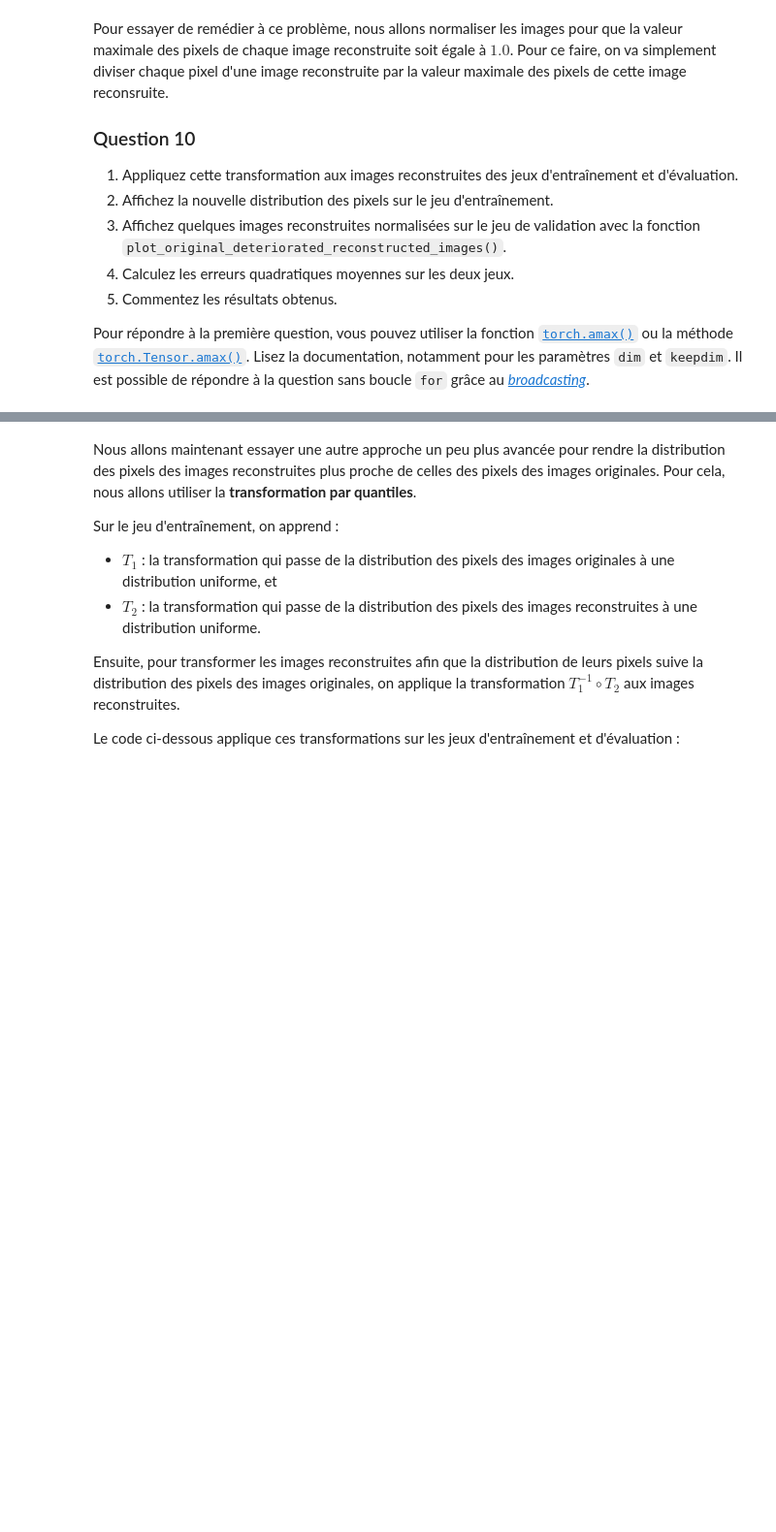
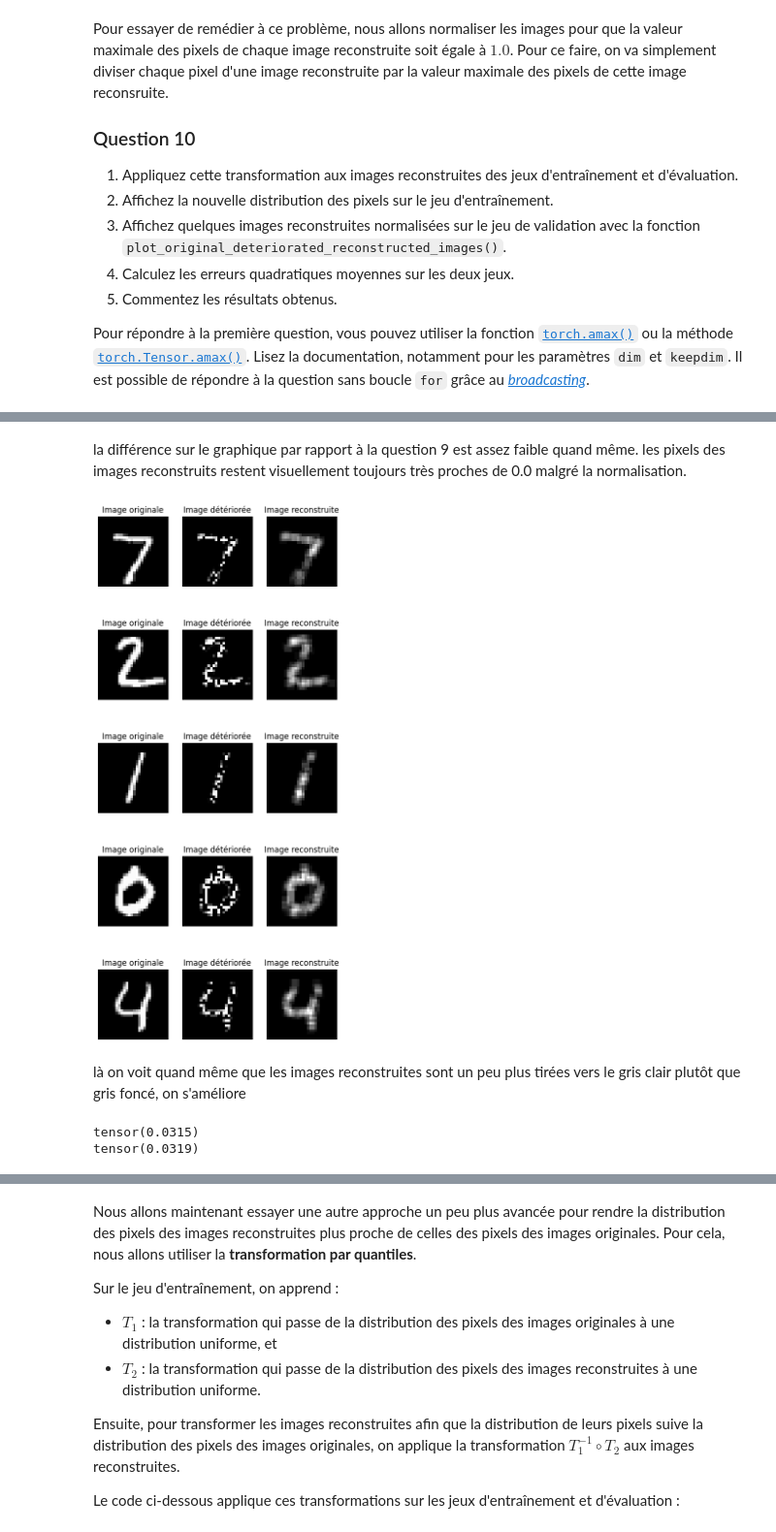
Before and after one commit to louisepech/test, a Jupyter notebook: notebooks/TP_4_1_énoncé.ipynb, the cells around one changed output, grey strips where cells are left out. Shown at 97% size. Cells and saved outputs as stored; diff of their text form; code cells hidden in the pictures; blank space fills up the shorter version.

Commit message:
question 10

```diff
--- a/notebooks/TP_4_1_énoncé.ipynb
+++ b/notebooks/TP_4_1_énoncé.ipynb
@@ -428,6 +435,23 @@ Il est possible de répondre à la question sans boucle `for` grâce au [*broadc
+# %% [markdown]
+la différence sur le graphique par rapport à la question 9 est assez faible quand même.
+les pixels des images reconstruits restent visuellement toujours très proches de 0.0 malgré la normalisation.
 # %%
-# TODO
+plot_original_deteriorated_reconstructed_images(
+    X_val_original[:5],
+    X_val_deteriorated[:5],
+    X_val_reconstructed_normalized[:5]
+)
+# %% [output]
+[figure, added]
+# %% [markdown]
+là on voit quand même que les images reconstruites sont un peu plus tirées vers le gris clair plutôt que gris foncé, on s'améliore
 # %%
-# TODO
+#MSE entraînement
+print(((X_train_original - X_train_reconstructed_normalized) ** 2).mean())
+#MSE validation
+print(((X_val_original - X_val_reconstructed_normalized) ** 2).mean())
+# %% [output]
+tensor(0.0315)
+tensor(0.0319)
 # %% [markdown]
 **Réponse** : TODO
```
Also changed, not shown: parts of 3 cells of this notebook.
